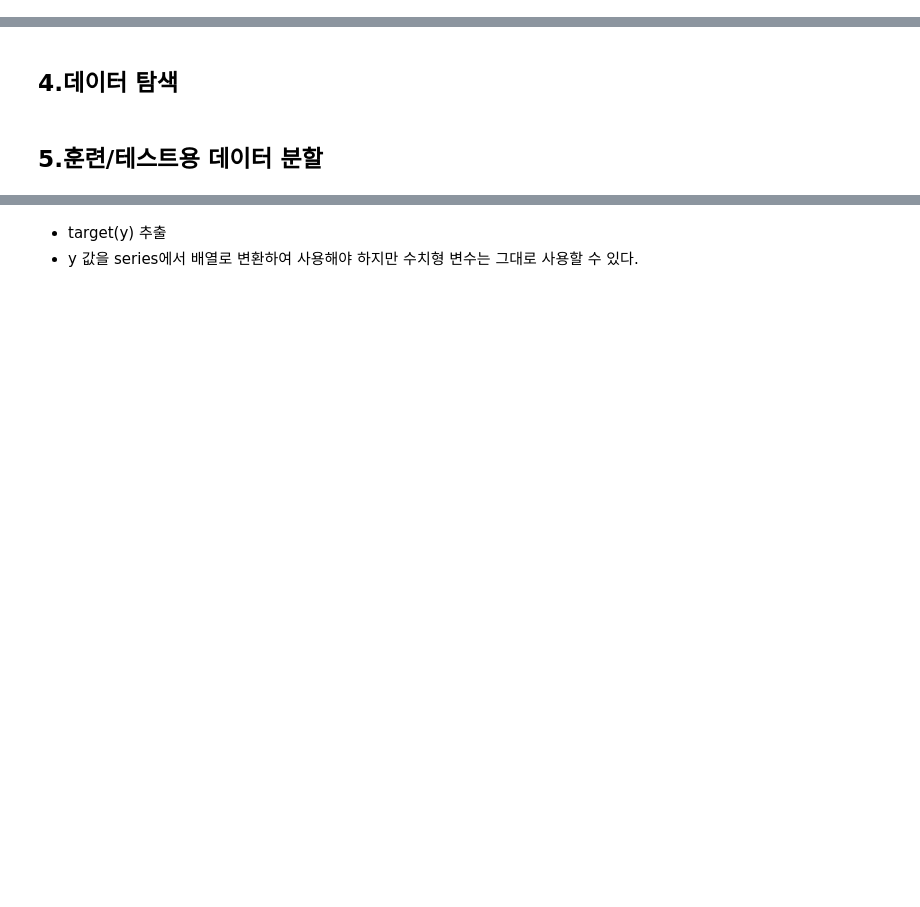
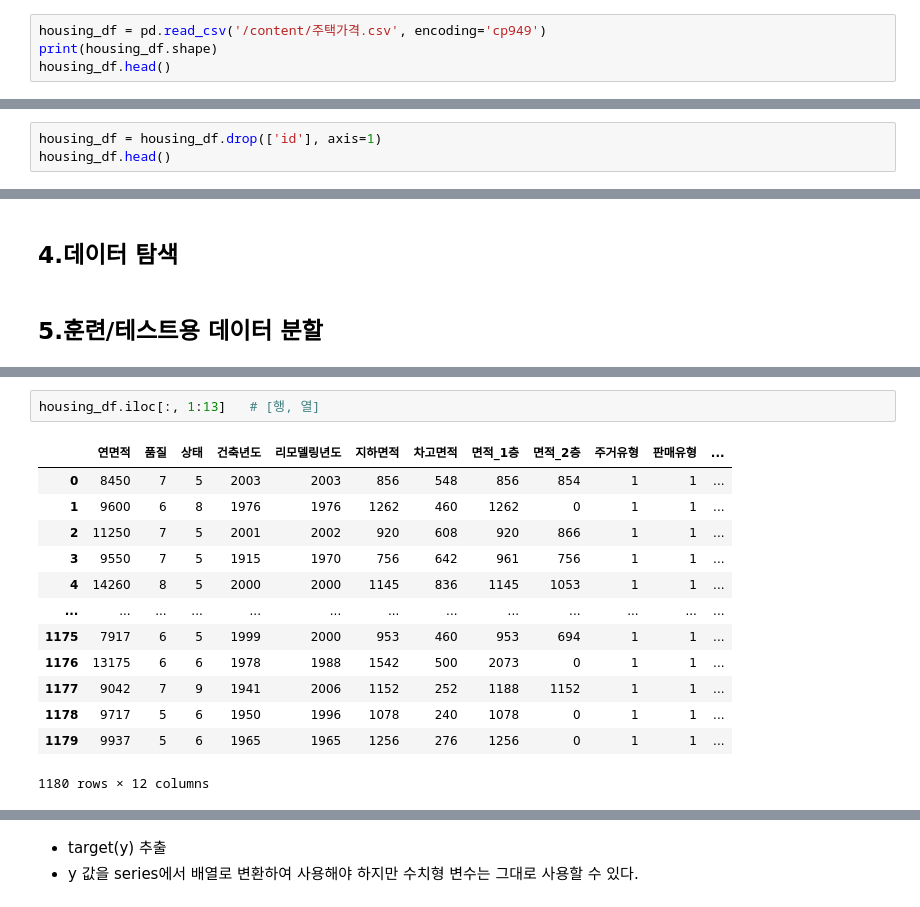
Before and after one commit to va4756/big_RaeJung, a Jupyter notebook: MachineLearning_이상철_ML01.ipynb, the cells around one changed output, grey strips where cells are left out. Saved outputs shown, nothing was run; the diff lists cells and outputs as text; blank space fills up the shorter version.

```diff
--- a/MachineLearning_이상철_ML01.ipynb
+++ b/MachineLearning_이상철_ML01.ipynb
@@ -712,2 +737,6 @@ num: 3.50000, 이름:홍길동
 # %% [markdown]
 ### 2.2 데이터 프레임으로 저장
+# %%
+housing_df = pd.read_csv('/content/주택가격.csv', encoding='cp949')
+print(housing_df.shape)
+housing_df.head()
@@ -717,3 +780,6 @@ num: 3.50000, 이름:홍길동
 ## 3.데이터 전처리
 # %% [markdown]
 ### 3.1 필요없는 변수 제거
+# %%
+housing_df = housing_df.drop(['id'], axis=1)
+housing_df.head()
@@ -727,0 +811,16 @@ num: 3.50000, 이름:홍길동
+# %%
+housing_df.iloc[:, 1:13]   # [행, 열]
+# %% [output]
+|  | 연면적 | 품질 | 상태 | 건축년도 | 리모델링년도 | 지하면적 | 차고면적 | 면적_1층 | 면적_2층 | 주거유형 | 판매유형 | ... |
+| 0 | 8450 | 7 | 5 | 2003 | 2003 | 856 | 548 | 856 | 854 | 1 | 1 | ... |
+| 1 | 9600 | 6 | 8 | 1976 | 1976 | 1262 | 460 | 1262 | 0 | 1 | 1 | ... |
+| 2 | 11250 | 7 | 5 | 2001 | 2002 | 920 | 608 | 920 | 866 | 1 | 1 | ... |
+| 3 | 9550 | 7 | 5 | 1915 | 1970 | 756 | 642 | 961 | 756 | 1 | 1 | ... |
+| 4 | 14260 | 8 | 5 | 2000 | 2000 | 1145 | 836 | 1145 | 1053 | 1 | 1 | ... |
+| ... | ... | ... | ... | ... | ... | ... | ... | ... | ... | ... | ... | ... |
+| 1175 | 7917 | 6 | 5 | 1999 | 2000 | 953 | 460 | 953 | 694 | 1 | 1 | ... |
+| 1176 | 13175 | 6 | 6 | 1978 | 1988 | 1542 | 500 | 2073 | 0 | 1 | 1 | ... |
+| 1177 | 9042 | 7 | 9 | 1941 | 2006 | 1152 | 252 | 1188 | 1152 | 1 | 1 | ... |
+| 1178 | 9717 | 5 | 6 | 1950 | 1996 | 1078 | 240 | 1078 | 0 | 1 | 1 | ... |
+| 1179 | 9937 | 5 | 6 | 1965 | 1965 | 1256 | 276 | 1256 | 0 | 1 | 1 | ... |
+1180 rows × 12 columns
```
Also changed, not shown: parts of 10 cells of this notebook.
